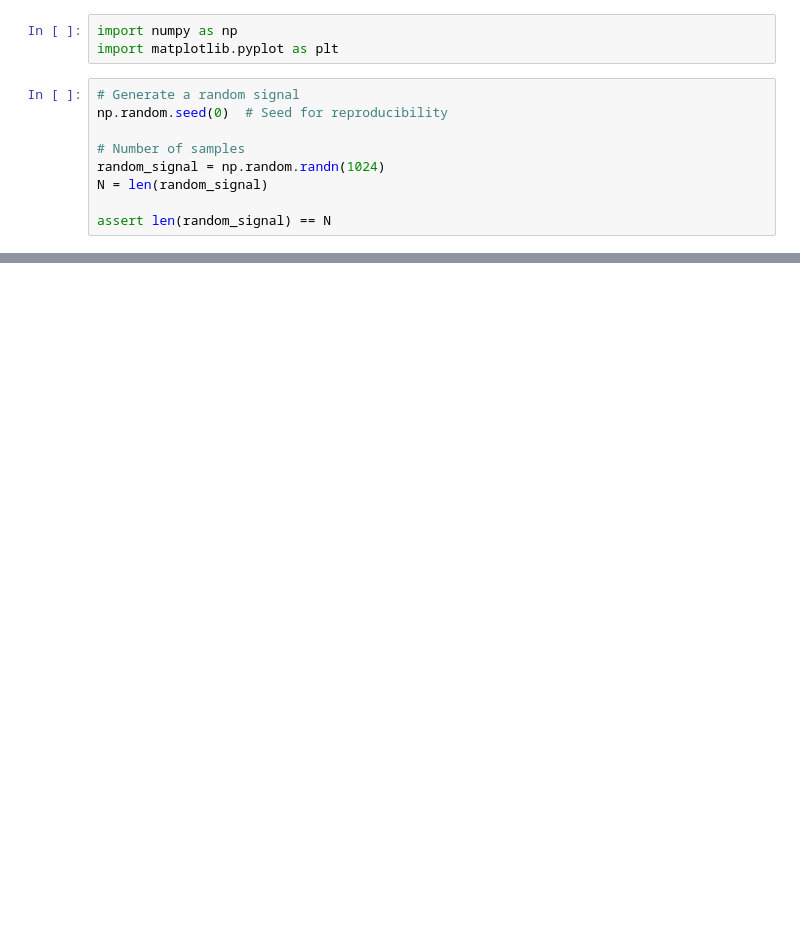
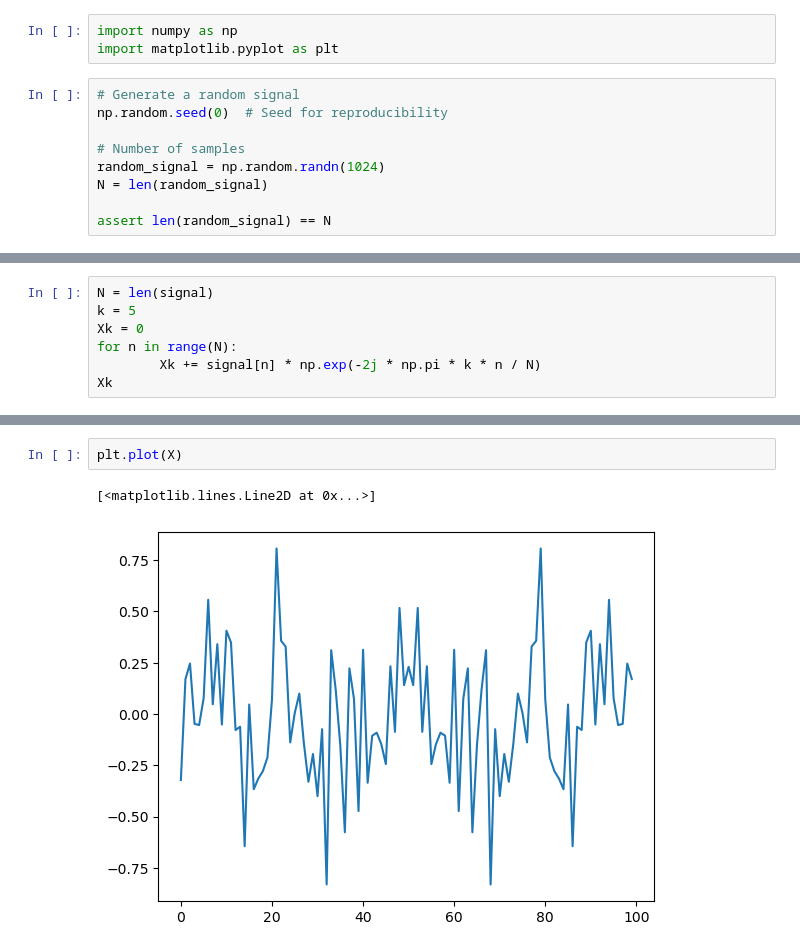
Before and after one commit to FrediWa/masters-thesis, a Jupyter notebook: code/dft.ipynb, the cells around one changed output, grey strips where cells are left out. Saved outputs shown, nothing was run; the diff lists cells and outputs as text; blank space fills up the shorter version.

```diff
--- a/code/dft.ipynb
+++ b/code/dft.ipynb
@@ -12,0 +34,7 @@ assert len(random_signal) == N
+# %%
+N = len(signal)
+k = 5
+Xk = 0
+for n in range(N):
+        Xk += signal[n] * np.exp(-2j * np.pi * k * n / N)
+Xk
@@ -33,0 +103,5 @@ len(X)
+# %%
+plt.plot(X)
+# %% [output]
+[<matplotlib.lines.Line2D at 0x...>]
+[figure, added]
```
Also changed, not shown: parts of 8 cells of this notebook, 8 other files.
